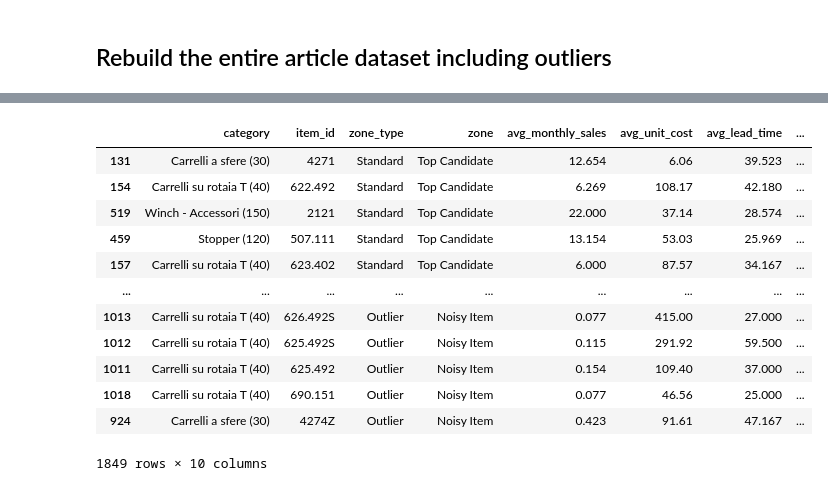
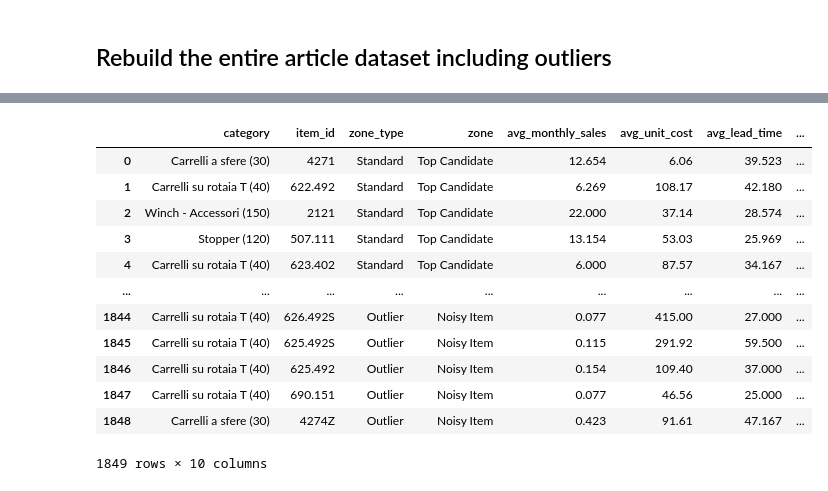
Before and after one commit to werderame/Real-Life-Manufacturing-Inventory-Analysis, a Jupyter notebook: clustering_so_articles/clustering_sales_articles_v02.ipynb, the cells around one changed output, grey strips where cells are left out. Cells and saved outputs as stored; diff of their text form; code cells hidden in the pictures.

```diff
--- a/clustering_so_articles/clustering_sales_articles_v02.ipynb
+++ b/clustering_so_articles/clustering_sales_articles_v02.ipynb
@@ -803,25 +793,26 @@ dtype: int64
 # %%
 
 all_data = all_data[['category', 'item_id', 'zone_type', 'zone'] + raw_features]
 
 order_principle = ['Top Candidate', 'Good Candidate', 'Borderline', 'Bullet Item', 'Costly Item', 'Noisy Item']
 all_data['zone'] = pd.Categorical(all_data['zone'], categories=order_principle, ordered=True)
-all_data = all_data.sort_values('zone')
 
+all_data = all_data.sort_values('zone').reset_index()
+all_data = all_data.drop(columns='index')
 all_data
 # %% [output]
 |  | category | item_id | zone_type | zone | avg_monthly_sales | avg_unit_cost | avg_lead_time | ... |
-| 131 | Carrelli a sfere (30) | 4271 | Standard | Top Candidate | 12.654 | 6.06 | 39.523 | ... |
-| 154 | Carrelli su rotaia T (40) | 622.492 | Standard | Top Candidate | 6.269 | 108.17 | 42.180 | ... |
-| 519 | Winch - Accessori (150) | 2121 | Standard | Top Candidate | 22.000 | 37.14 | 28.574 | ... |
-| 459 | Stopper (120) | 507.111 | Standard | Top Candidate | 13.154 | 53.03 | 25.969 | ... |
-| 157 | Carrelli su rotaia T (40) | 623.402 | Standard | Top Candidate | 6.000 | 87.57 | 34.167 | ... |
+| 0 | Carrelli a sfere (30) | 4271 | Standard | Top Candidate | 12.654 | 6.06 | 39.523 | ... |
+| 1 | Carrelli su rotaia T (40) | 622.492 | Standard | Top Candidate | 6.269 | 108.17 | 42.180 | ... |
+| 2 | Winch - Accessori (150) | 2121 | Standard | Top Candidate | 22.000 | 37.14 | 28.574 | ... |
+| 3 | Stopper (120) | 507.111 | Standard | Top Candidate | 13.154 | 53.03 | 25.969 | ... |
+| 4 | Carrelli su rotaia T (40) | 623.402 | Standard | Top Candidate | 6.000 | 87.57 | 34.167 | ... |
 | ... | ... | ... | ... | ... | ... | ... | ... | ... |
-| 1013 | Carrelli su rotaia T (40) | 626.492S | Outlier | Noisy Item | 0.077 | 415.00 | 27.000 | ... |
-| 1012 | Carrelli su rotaia T (40) | 625.492S | Outlier | Noisy Item | 0.115 | 291.92 | 59.500 | ... |
-| 1011 | Carrelli su rotaia T (40) | 625.492 | Outlier | Noisy Item | 0.154 | 109.40 | 37.000 | ... |
-| 1018 | Carrelli su rotaia T (40) | 690.151 | Outlier | Noisy Item | 0.077 | 46.56 | 25.000 | ... |
-| 924 | Carrelli a sfere (30) | 4274Z | Outlier | Noisy Item | 0.423 | 91.61 | 47.167 | ... |
+| 1844 | Carrelli su rotaia T (40) | 626.492S | Outlier | Noisy Item | 0.077 | 415.00 | 27.000 | ... |
+| 1845 | Carrelli su rotaia T (40) | 625.492S | Outlier | Noisy Item | 0.115 | 291.92 | 59.500 | ... |
+| 1846 | Carrelli su rotaia T (40) | 625.492 | Outlier | Noisy Item | 0.154 | 109.40 | 37.000 | ... |
+| 1847 | Carrelli su rotaia T (40) | 690.151 | Outlier | Noisy Item | 0.077 | 46.56 | 25.000 | ... |
+| 1848 | Carrelli a sfere (30) | 4274Z | Outlier | Noisy Item | 0.423 | 91.61 | 47.167 | ... |
 1849 rows × 10 columns
 # %%
 all_data.to_csv('../data/all_data_output.csv', index=False)
```
Also changed, not shown: parts of 5 cells of this notebook.
